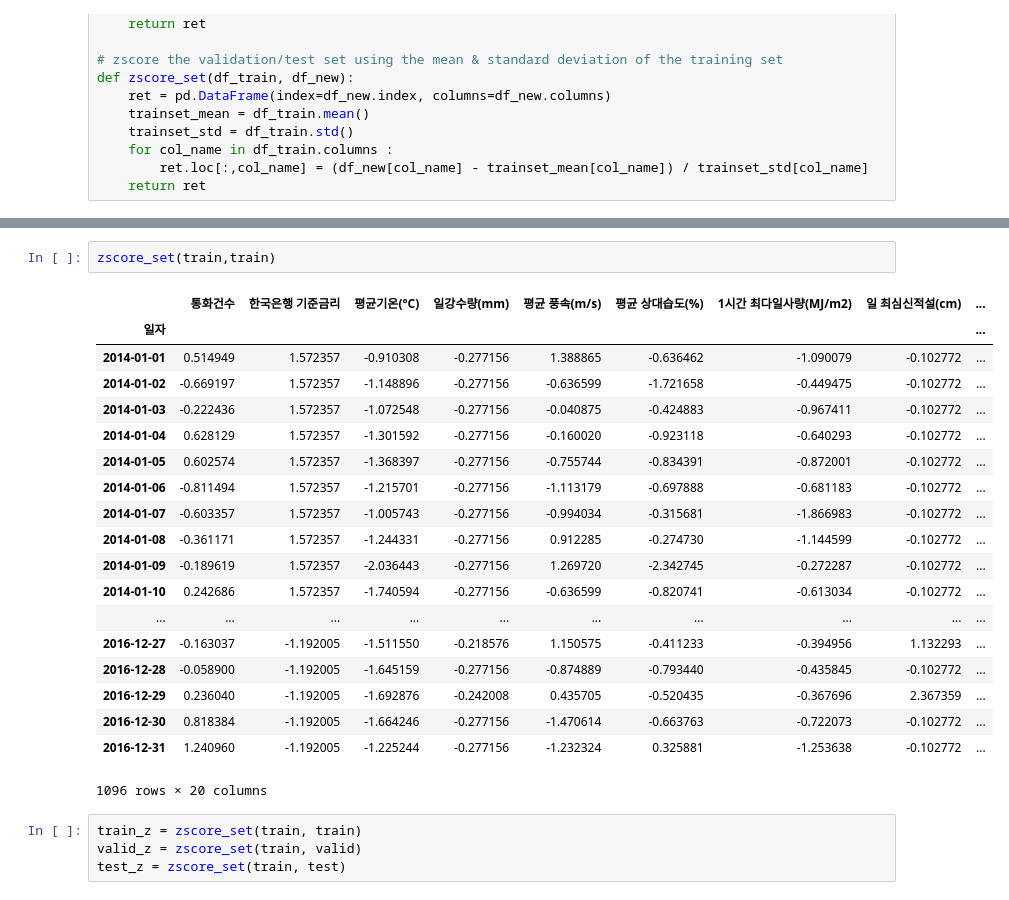
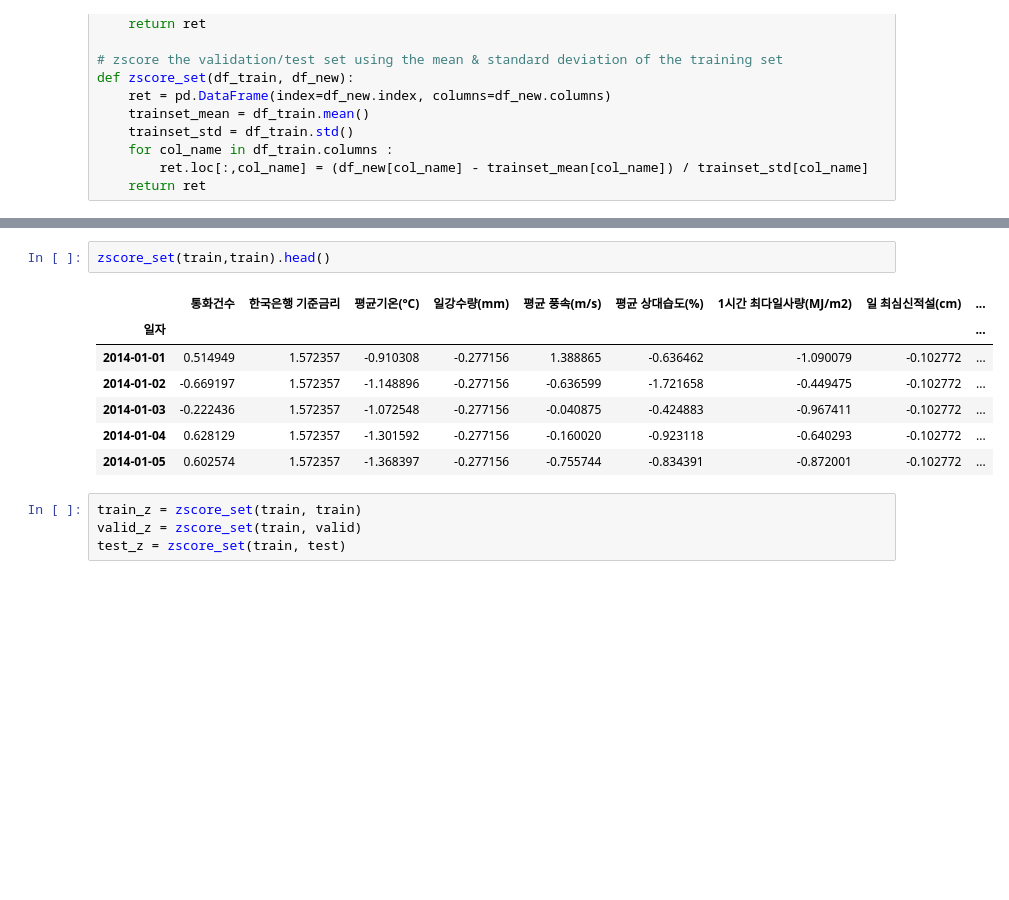
Before and after one commit to ashtapor25/FoodDelivery-Prediction, a Jupyter notebook: FoodDelivery-Prediction.ipynb, the cells around one changed output, grey strips where cells are left out. Cells and saved outputs as stored; diff of their text form; blank space fills up the shorter version.

```diff
--- a/FoodDelivery-Prediction.ipynb
+++ b/FoodDelivery-Prediction.ipynb
@@ -317,25 +270,13 @@ train
 # %%
-zscore_set(train,train)
+zscore_set(train,train).head()
 # %% [output]
 |  | 통화건수 | 한국은행 기준금리 | 평균기온(°C) | 일강수량(mm) | 평균 풍속(m/s) | 평균 상대습도(%) | 1시간 최다일사량(MJ/m2) | 일 최심신적설(cm) | ... |
 | 일자 |  |  |  |  |  |  |  |  | ... |
 | 2014-01-01 | 0.514949 | 1.572357 | -0.910308 | -0.277156 | 1.388865 | -0.636462 | -1.090079 | -0.102772 | ... |
 | 2014-01-02 | -0.669197 | 1.572357 | -1.148896 | -0.277156 | -0.636599 | -1.721658 | -0.449475 | -0.102772 | ... |
 | 2014-01-03 | -0.222436 | 1.572357 | -1.072548 | -0.277156 | -0.040875 | -0.424883 | -0.967411 | -0.102772 | ... |
 | 2014-01-04 | 0.628129 | 1.572357 | -1.301592 | -0.277156 | -0.160020 | -0.923118 | -0.640293 | -0.102772 | ... |
 | 2014-01-05 | 0.602574 | 1.572357 | -1.368397 | -0.277156 | -0.755744 | -0.834391 | -0.872001 | -0.102772 | ... |
-| 2014-01-06 | -0.811494 | 1.572357 | -1.215701 | -0.277156 | -1.113179 | -0.697888 | -0.681183 | -0.102772 | ... |
-| 2014-01-07 | -0.603357 | 1.572357 | -1.005743 | -0.277156 | -0.994034 | -0.315681 | -1.866983 | -0.102772 | ... |
-| 2014-01-08 | -0.361171 | 1.572357 | -1.244331 | -0.277156 | 0.912285 | -0.274730 | -1.144599 | -0.102772 | ... |
-| 2014-01-09 | -0.189619 | 1.572357 | -2.036443 | -0.277156 | 1.269720 | -2.342745 | -0.272287 | -0.102772 | ... |
-| 2014-01-10 | 0.242686 | 1.572357 | -1.740594 | -0.277156 | -0.636599 | -0.820741 | -0.613034 | -0.102772 | ... |
-| ... | ... | ... | ... | ... | ... | ... | ... | ... | ... |
-| 2016-12-27 | -0.163037 | -1.192005 | -1.511550 | -0.218576 | 1.150575 | -0.411233 | -0.394956 | 1.132293 | ... |
-| 2016-12-28 | -0.058900 | -1.192005 | -1.645159 | -0.277156 | -0.874889 | -0.793440 | -0.435845 | -0.102772 | ... |
-| 2016-12-29 | 0.236040 | -1.192005 | -1.692876 | -0.242008 | 0.435705 | -0.520435 | -0.367696 | 2.367359 | ... |
-| 2016-12-30 | 0.818384 | -1.192005 | -1.664246 | -0.277156 | -1.470614 | -0.663763 | -0.722073 | -0.102772 | ... |
-| 2016-12-31 | 1.240960 | -1.192005 | -1.225244 | -0.277156 | -1.232324 | 0.325881 | -1.253638 | -0.102772 | ... |
-1096 rows × 20 columns
 # %%
 train_z = zscore_set(train, train)
 valid_z = zscore_set(train, valid)
```
Also changed, not shown: parts of 41 cells of this notebook.
